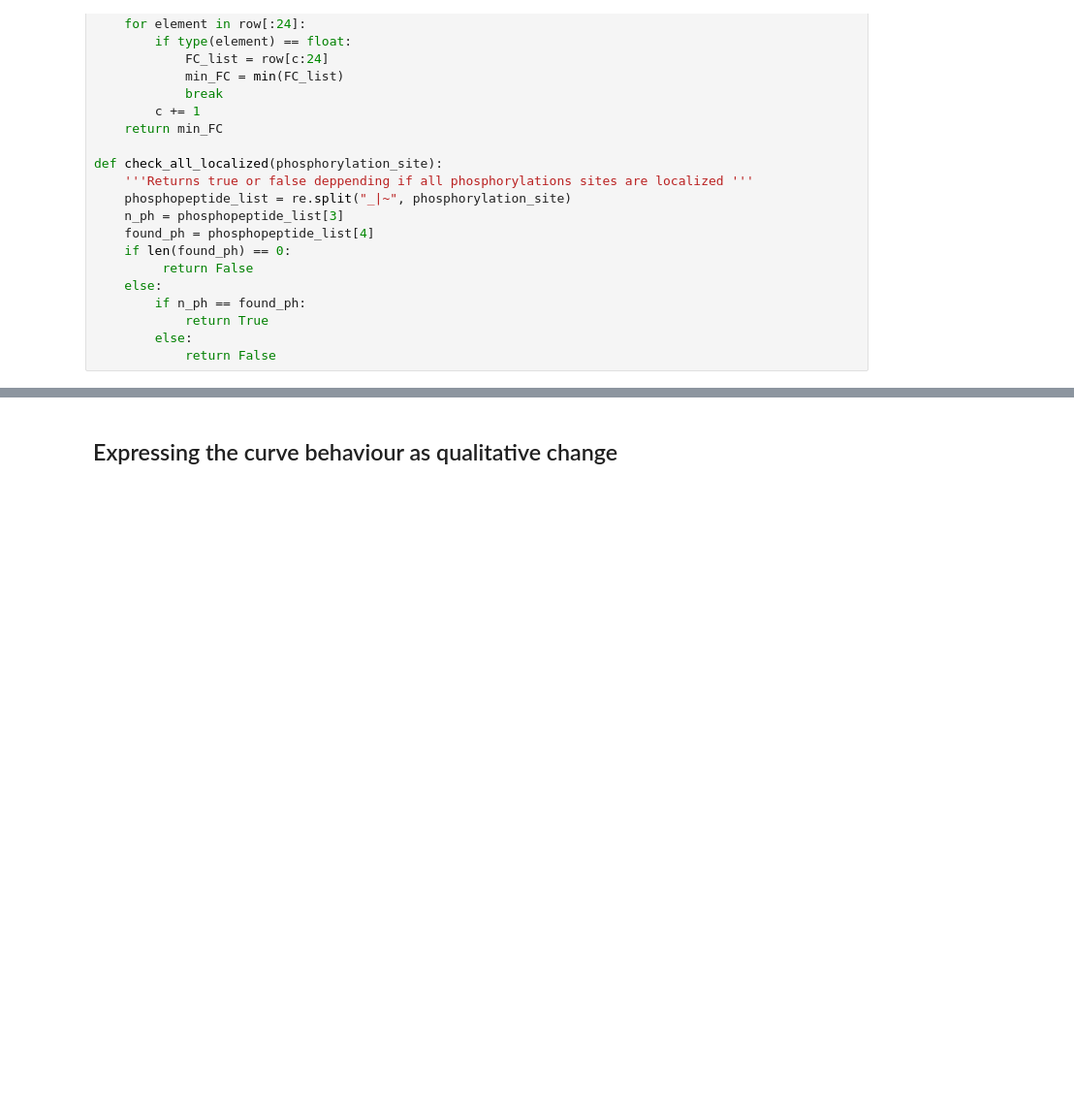
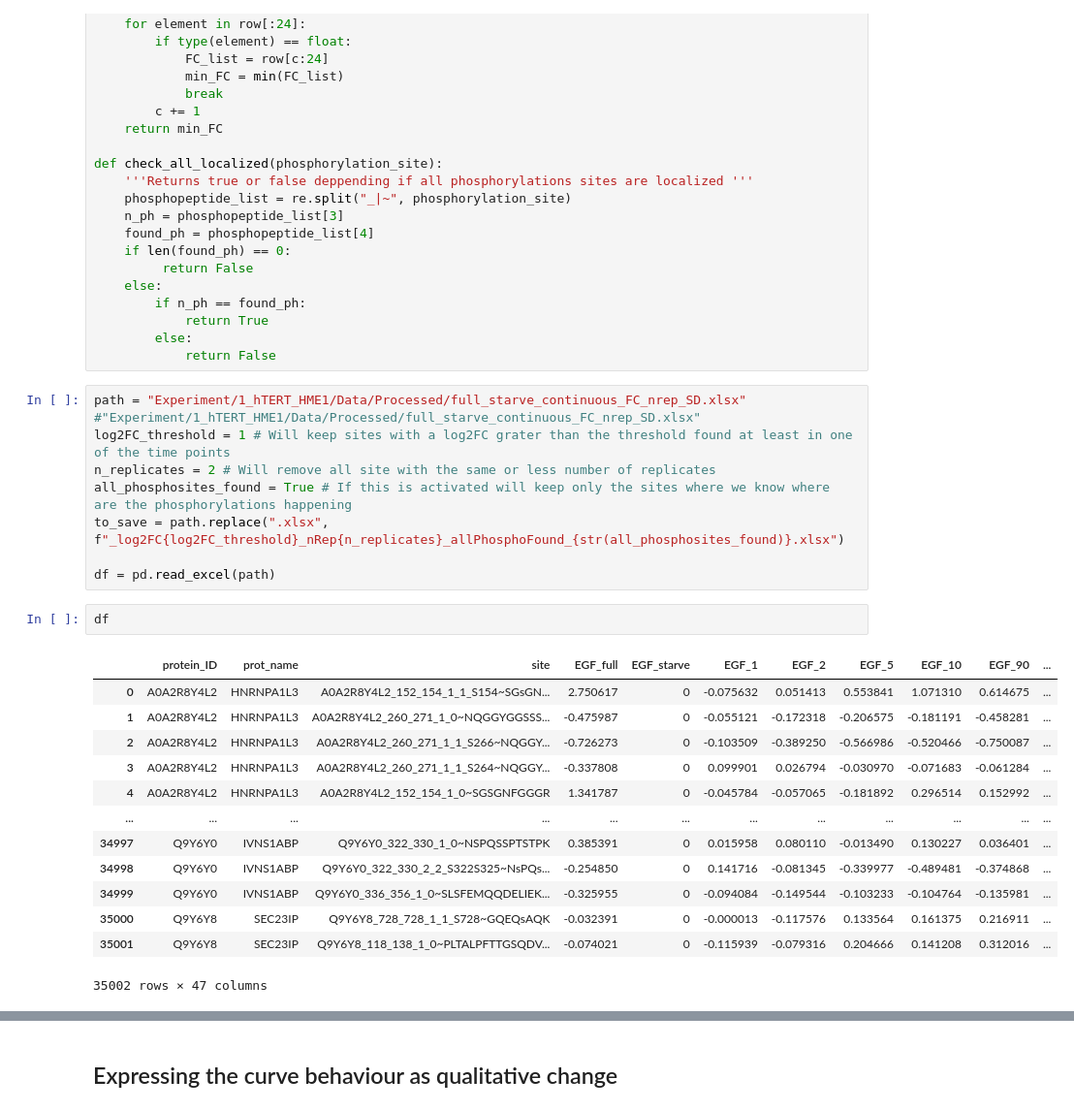
Before and after one commit to IgnacioNavas/TMT_Data_analysis, a Jupyter notebook: Data_filtration_and_processing.ipynb, the cells around one changed output, grey strips where cells are left out. Shown at 97% size. Drawn from its saved outputs; the diff is of its cells as text; blank space fills up the shorter version.

```diff
--- a/Data_filtration_and_processing.ipynb
+++ b/Data_filtration_and_processing.ipynb
@@ -180,4 +258,28 @@ def check_all_localized(phosphorylation_site):
             return True
         else:
             return False
+# %%
+path = "Experiment/1_hTERT_HME1/Data/Processed/full_starve_continuous_FC_nrep_SD.xlsx" #"Experiment/1_hTERT_HME1/Data/Processed/full_starve_continuous_FC_nrep_SD.xlsx"
+log2FC_threshold = 1 # Will keep sites with a log2FC grater than the threshold found at least in one of the time points
+n_replicates = 2 # Will remove all site with the same or less number of replicates
+all_phosphosites_found = True # If this is activated will keep only the sites where we know where are the phosphorylations happening
+to_save = path.replace(".xlsx", f"_log2FC{log2FC_threshold}_nRep{n_replicates}_allPhosphoFound_{str(all_phosphosites_found)}.xlsx")
+
+df = pd.read_excel(path)
+# %%
+df
+# %% [output]
+|  | protein_ID | prot_name | site | EGF_full | EGF_starve | EGF_1 | EGF_2 | EGF_5 | EGF_10 | EGF_90 | ... |
+| 0 | A0A2R8Y4L2 | HNRNPA1L3 | A0A2R8Y4L2_152_154_1_1_S154~SGsGN... | 2.750617 | 0 | -0.075632 | 0.051413 | 0.553841 | 1.071310 | 0.614675 | ... |
+| 1 | A0A2R8Y4L2 | HNRNPA1L3 | A0A2R8Y4L2_260_271_1_0~NQGGYGGSSS... | -0.475987 | 0 | -0.055121 | -0.172318 | -0.206575 | -0.181191 | -0.458281 | ... |
+| 2 | A0A2R8Y4L2 | HNRNPA1L3 | A0A2R8Y4L2_260_271_1_1_S266~NQGGY... | -0.726273 | 0 | -0.103509 | -0.389250 | -0.566986 | -0.520466 | -0.750087 | ... |
+| 3 | A0A2R8Y4L2 | HNRNPA1L3 | A0A2R8Y4L2_260_271_1_1_S264~NQGGY... | -0.337808 | 0 | 0.099901 | 0.026794 | -0.030970 | -0.071683 | -0.061284 | ... |
+| 4 | A0A2R8Y4L2 | HNRNPA1L3 | A0A2R8Y4L2_152_154_1_0~SGSGNFGGGR | 1.341787 | 0 | -0.045784 | -0.057065 | -0.181892 | 0.296514 | 0.152992 | ... |
+| ... | ... | ... | ... | ... | ... | ... | ... | ... | ... | ... | ... |
+| 34997 | Q9Y6Y0 | IVNS1ABP | Q9Y6Y0_322_330_1_0~NSPQSSPTSTPK | 0.385391 | 0 | 0.015958 | 0.080110 | -0.013490 | 0.130227 | 0.036401 | ... |
+| 34998 | Q9Y6Y0 | IVNS1ABP | Q9Y6Y0_322_330_2_2_S322S325~NsPQs... | -0.254850 | 0 | 0.141716 | -0.081345 | -0.339977 | -0.489481 | -0.374868 | ... |
+| 34999 | Q9Y6Y0 | IVNS1ABP | Q9Y6Y0_336_356_1_0~SLSFEMQQDELIEK... | -0.325955 | 0 | -0.094084 | -0.149544 | -0.103233 | -0.104764 | -0.135981 | ... |
+| 35000 | Q9Y6Y8 | SEC23IP | Q9Y6Y8_728_728_1_1_S728~GQEQsAQK | -0.032391 | 0 | -0.000013 | -0.117576 | 0.133564 | 0.161375 | 0.216911 | ... |
+| 35001 | Q9Y6Y8 | SEC23IP | Q9Y6Y8_118_138_1_0~PLTALPFTTGSQDV... | -0.074021 | 0 | -0.115939 | -0.079316 | 0.204666 | 0.141208 | 0.312016 | ... |
+35002 rows × 47 columns
 # %%
```
Also changed, not shown: parts of 4 cells of this notebook, 2 other files.
